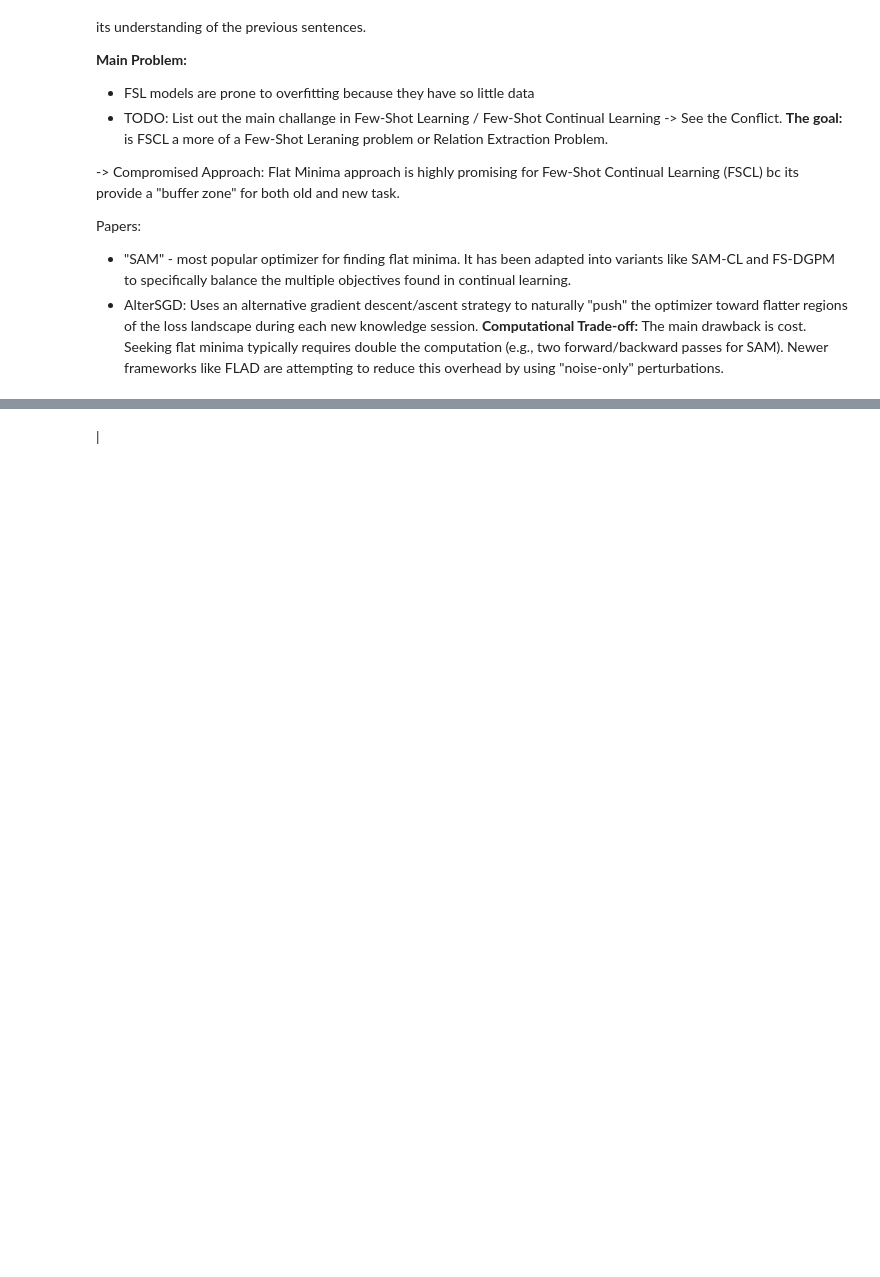
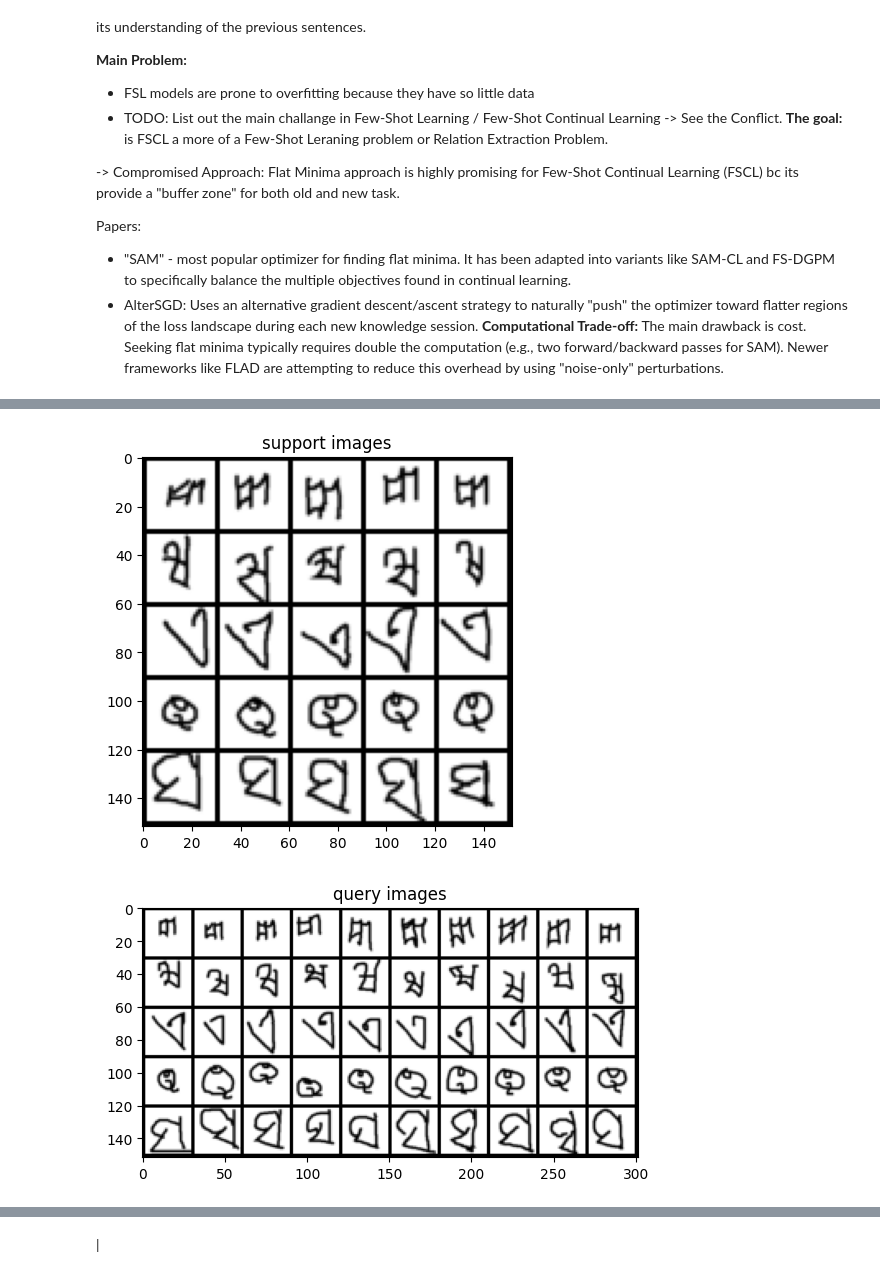
Before and after one commit to MathematicGuy/Machine-Learning-Deep-Learning-2025, a Jupyter notebook: AIO2025_MeinCode/_Research/FCRE/N-way-K-shot.ipynb, the cells around one changed output, grey strips where cells are left out. Cells and saved outputs as stored; diff of their text form; code cells hidden in the pictures; blank space fills up the shorter version.

```diff
--- a/AIO2025_MeinCode/_Research/FCRE/N-way-K-shot.ipynb
+++ b/AIO2025_MeinCode/_Research/FCRE/N-way-K-shot.ipynb
@@ -174,0 +428,14 @@ model = PrototypicalNetwork(convolutional_network).cuda()
+# %%
+(
+    example_support_images,
+    example_support_labels,
+    example_query_images,
+    example_query_labels,
+    example_class_ids,
+) = next(iter(test_loader))
+
+plot_images(example_support_images, "support images", images_per_row=K_SHOT)
+plot_images(example_query_images, "query images", images_per_row=N_QUERY)
+# %% [output]
+[figure, added]
+[figure, added]
```
Also changed, not shown: parts of 12 cells of this notebook.
